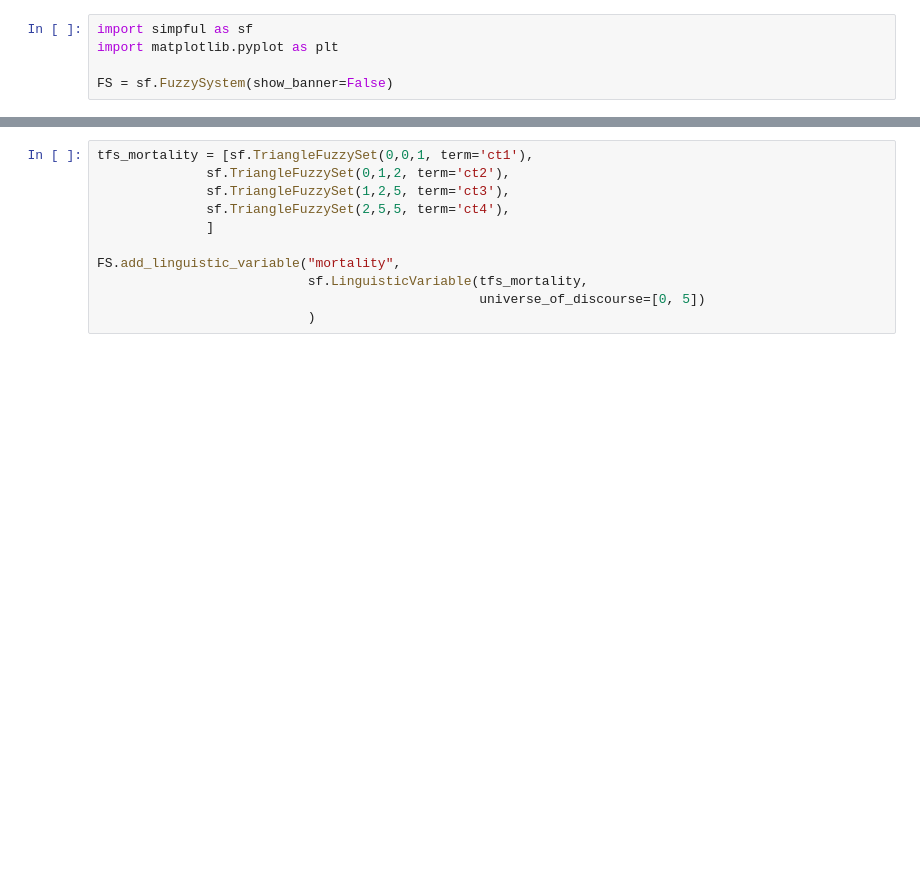
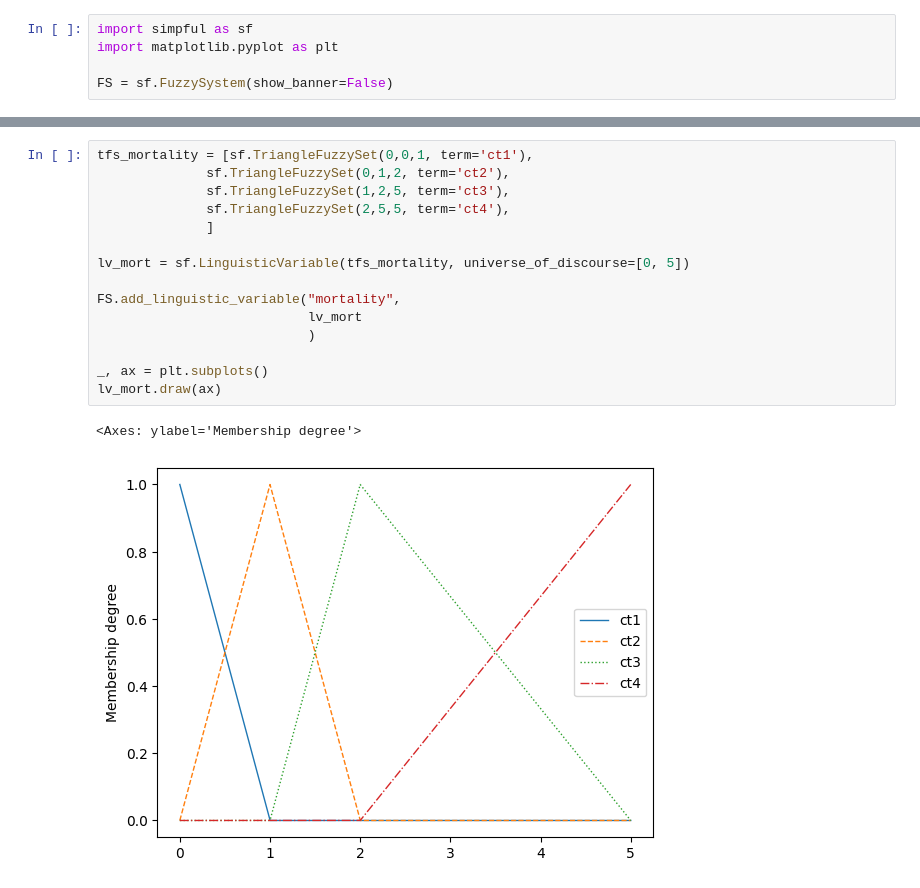
Before and after one commit to mrtalhim/ppkm_fuzzy, a Jupyter notebook: fuzzy_ppkm.ipynb, the cells around one changed output, grey strips where cells are left out. Drawn from its saved outputs; the diff is of its cells as text; blank space fills up the shorter version.

```diff
--- a/fuzzy_ppkm.ipynb
+++ b/fuzzy_ppkm.ipynb
@@ -44,14 +43,21 @@ lv_hospitalization.draw(ax)
 # %%
 tfs_mortality = [sf.TriangleFuzzySet(0,0,1, term='ct1'),
               sf.TriangleFuzzySet(0,1,2, term='ct2'),
               sf.TriangleFuzzySet(1,2,5, term='ct3'),
               sf.TriangleFuzzySet(2,5,5, term='ct4'),
               ]
 
+lv_mort = sf.LinguisticVariable(tfs_mortality, universe_of_discourse=[0, 5])
+
 FS.add_linguistic_variable("mortality",
-                           sf.LinguisticVariable(tfs_mortality,
-                                                 universe_of_discourse=[0, 5])
+                           lv_mort
                            )
+
+_, ax = plt.subplots()
+lv_mort.draw(ax)
+# %% [output]
+<Axes: ylabel='Membership degree'>
+[figure, added]
 # %%
 tfs_testing = [sf.TriangleFuzzySet(0, 0, 5, term='memadai'),
                sf.TriangleFuzzySet(0, 5, 15, term='sedang'),
```
Also changed, not shown: parts of 11 cells of this notebook.
